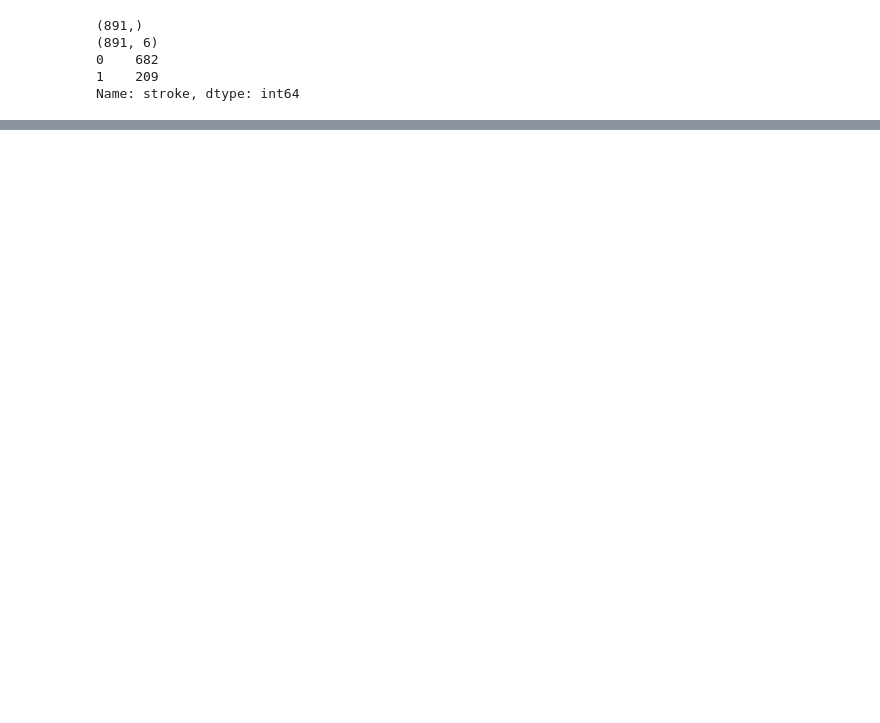
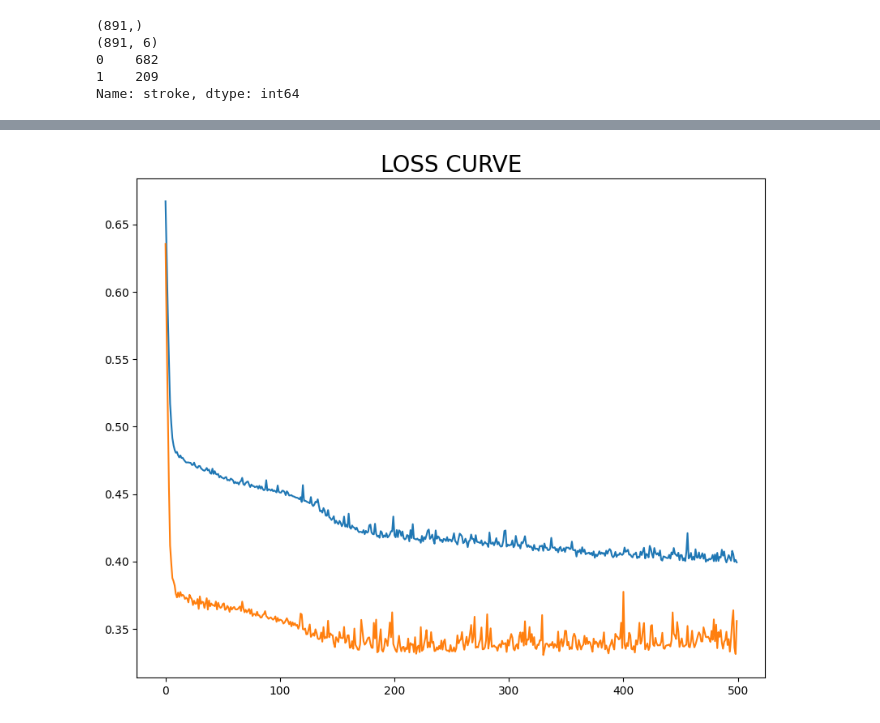
Before and after one commit to CandaceCheung/Health-Assistant, a Jupyter notebook: stroke/notebook/stroke.ipynb, the cells around one changed output, grey strips where cells are left out. Saved outputs shown, nothing was run; the diff lists cells and outputs as text; code cells hidden in the pictures; blank space fills up the shorter version.

```diff
--- a/stroke/notebook/stroke.ipynb
+++ b/stroke/notebook/stroke.ipynb
@@ -195,0 +90,8 @@ tf.Tensor([ -7.593065 -11.031267], shape=(2,), dtype=float32)
+# %%
+plt.figure(figsize=(10,8))
+plt.plot(result.history['loss'])
+plt.plot(result.history['val_loss'])
+plt.title('LOSS CURVE',fontdict={'size':20})
+plt.show()
+# %% [output]
+[figure, added]
```
Also changed, not shown: parts of 19 cells of this notebook, 4 other files.
